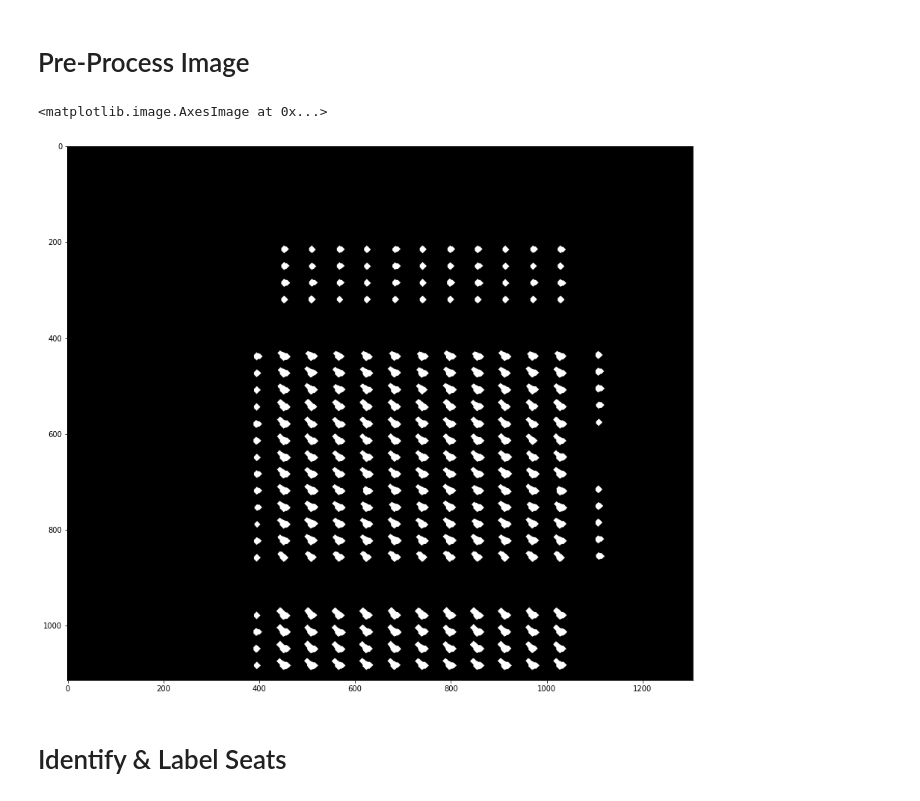
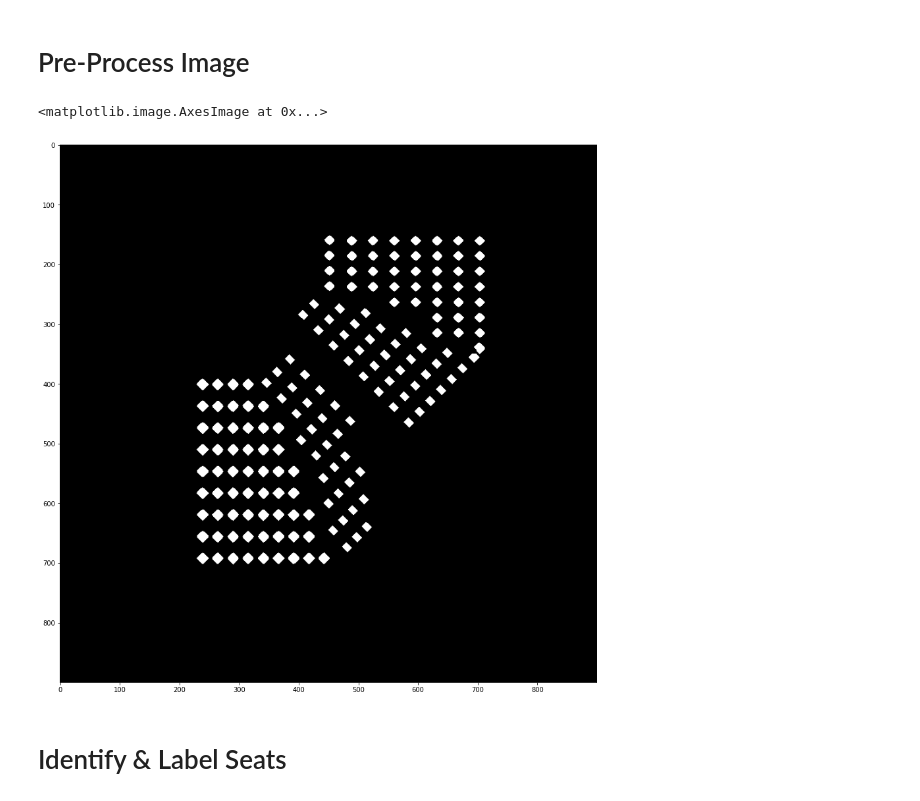
Before and after one commit to nafisat11/ISSUE, a Jupyter notebook: core/static/assets/seat_position_extractor.ipynb, the cells around one changed output. Drawn from its saved outputs; the diff is of its cells as text; code cells hidden in the pictures.

```diff
--- a/core/static/assets/seat_position_extractor.ipynb
+++ b/core/static/assets/seat_position_extractor.ipynb
@@ -15,8 +15,8 @@ from PIL import Image
 # %% [markdown]
 # Global Parameters
 # %%
-IMAGE_PATH = "./images/room_maps/Engineering Block C_170_thresholded.png"
-OUTPUT_PATH = "./json/seat_positions/Engineering Block C_170.json"
+IMAGE_PATH = "./images/room_maps/Earth Sciences_162_thresholded.png"
+OUTPUT_PATH = "./json/seat_positions/Earth Sciences_162_v2.json"
 # %% [markdown]
 # Display Original Image
 # %%
@@ -33,18 +33,18 @@ plt.imshow(image_gray, cmap = 'gray')
 # %%
 kernel = cv2.getStructuringElement(cv2.MORPH_ELLIPSE, (3, 3))
 dilated = cv2.dilate(image_gray, kernel)
-blurred = cv2.medianBlur(dilated, 9)
+blurred = cv2.medianBlur(dilated, 5)
 ret, thresholded = cv2.threshold(blurred, 127, 255, 0)
 kernel = np.ones((5,5),np.uint8)
 erosion = cv2.erode(thresholded,kernel,iterations = 3)
 kernel = cv2.getStructuringElement(cv2.MORPH_ELLIPSE, (3, 3))
 dilated = cv2.dilate(erosion, kernel, iterations = 5)
 
 plt.figure(figsize = (15, 15))
 plt.imshow(dilated, cmap = 'gray')
 # %% [output]
 <matplotlib.image.AxesImage at 0x...>
-[figure, old version]
+[figure, new version]
 # %% [markdown]
 # Identify & Label Seats
 # %%
```
Also changed, not shown: parts of 7 cells of this notebook, 10 other files.
